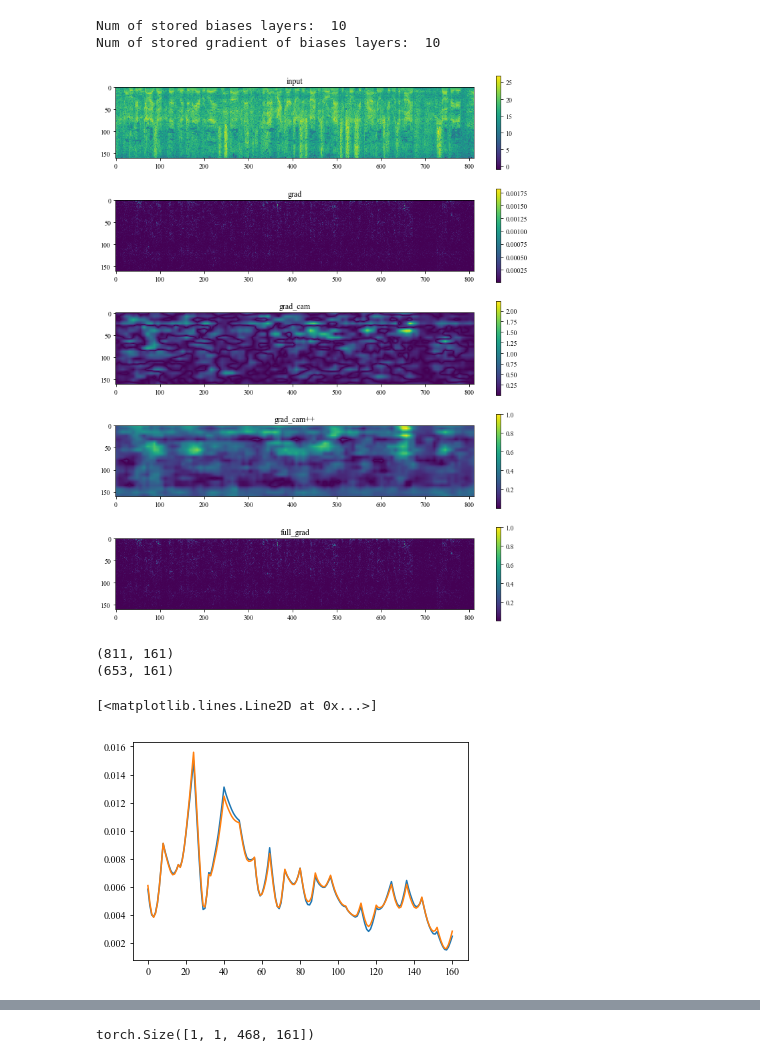
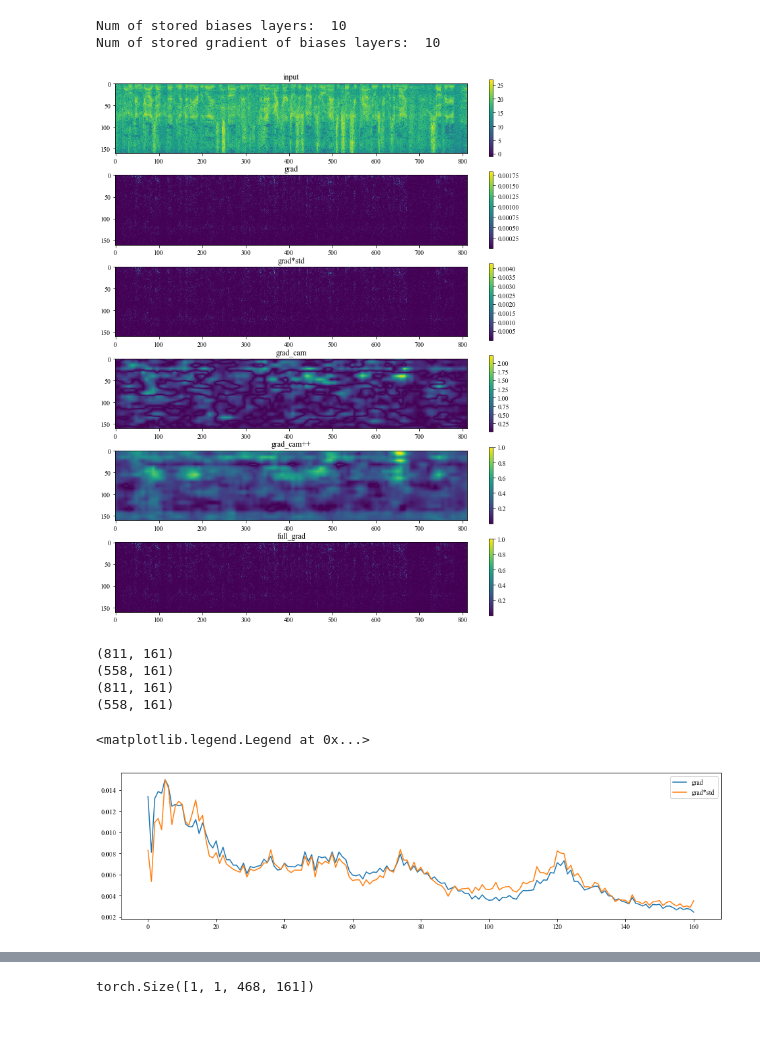
Before and after one commit to Wenhao-Yang/SpeakerVerifiaction-pytorch, a Jupyter notebook: Misc/hook_conv_lores.ipynb, the cells around one changed output, grey strips where cells are left out. Drawn from its saved outputs; the diff is of its cells as text; code cells hidden in the pictures; blank space fills up the shorter version.

Commit message:
[lime] std*grad

```diff
--- a/Misc/hook_conv_lores.ipynb
+++ b/Misc/hook_conv_lores.ipynb
@@ -151,3 +151,7 @@ model.eval()
 logits, feat = model(x)
 logits[0].max().backward()
 # print(feature_grads[0].shape)
+# %%
+x_stdf = x.std(dim=2)
+print(input_x.shape)
+print(input_x)
@@ -223,43 +248,53 @@ for i,l in enumerate(bias_layers):
 full_grad = full_grad.abs()
 full_grad /= full_grad.max()
 
-vis_grad = [x, ingrad, grad_cam, grad_cam_pp, full_grad]
+vis_grad = [x, ingrad, ingrad*x_stdf, grad_cam, grad_cam_pp, full_grad]
 # %% [output]
 Num of stored biases layers:  10
 Num of stored gradient of biases layers:  10
 # %%
 plt.figure(figsize=(12, 15))
 # norm = matplotlib.colors.Normalize(vmin=-10., vmax=10.)
-names = ['input', 'grad', 'grad_cam', 'grad_cam++', 'full_grad']
+names = ['input', 'grad', 'grad*std', 'grad_cam', 'grad_cam++', 'full_grad']
 for i in range(len(vis_grad)):
     ax = plt.subplot(len(vis_grad), 1, i+1)
     ax.set_title(names[i])
     im = ax.imshow(vis_grad[i].squeeze().detach().numpy().transpose()) #, norm=norm)
     plt.colorbar(im)  # 显示颜色标尺
 # %% [output]
-[figure, old version]
+[figure, new version]
 # %%
-grad_plus = vis_grad[2].squeeze().detach().numpy()# .transpose()
-grad_plus_time = grad_plus.mean(axis=1)
-grad_plus_time_mean = grad_plus_time.mean()*0.8
-print(grad_plus.shape)
+plt.figure(figsize=(16, 4))
+names_np = np.array(names)
+indexs = np.array([1, 2])
+# for i in [1,2, 3]:
+for i in indexs:
 
-freq_grad = grad_plus[np.where(grad_plus_time>grad_plus_time_mean)[0]]
-print(freq_grad.shape)
+    grad_plus = vis_grad[i].squeeze().detach().numpy()# .transpose()
+    grad_plus_time = grad_plus.mean(axis=1)
+    grad_plus_time_mean = grad_plus_time.mean()*0.8
+    print(grad_plus.shape)
 
-freq_grad = freq_grad.mean(axis=0)
+    freq_grad = grad_plus[np.where(grad_plus_time>grad_plus_time_mean)[0]]
+    print(freq_grad.shape)
 
-# .mean(axis=0)
-# print(freq_grad.shape)
-plt.plot(freq_grad/freq_grad.sum())
+    freq_grad = freq_grad.mean(axis=0)
 
-grad_plus_mean = grad_plus.mean(axis=0)
-plt.plot(grad_plus_mean/grad_plus_mean.sum())
+    # .mean(axis=0)
+    # print(freq_grad.shape)
+    plt.plot(freq_grad/freq_grad.sum())
+
+#     grad_plus_mean = grad_plus.mean(axis=0)
+#     plt.plot(grad_plus_mean/grad_plus_mean.sum())
+
+plt.legend(names_np[indexs])
 # %% [output]
 (811, 161)
-(653, 161)
+(558, 161)
+(811, 161)
+(558, 161)
-[<matplotlib.lines.Line2D at 0x...>]
+<matplotlib.legend.Legend at 0x...>
-[figure, old version]
+[figure, new version]
 # %%
 input_norm = vis_grad[0].squeeze().detach().numpy().mean(axis=0)[1:-2]
 input_norm /= input_norm.sum()
```
Also changed, not shown: parts of 2 cells of this notebook.
